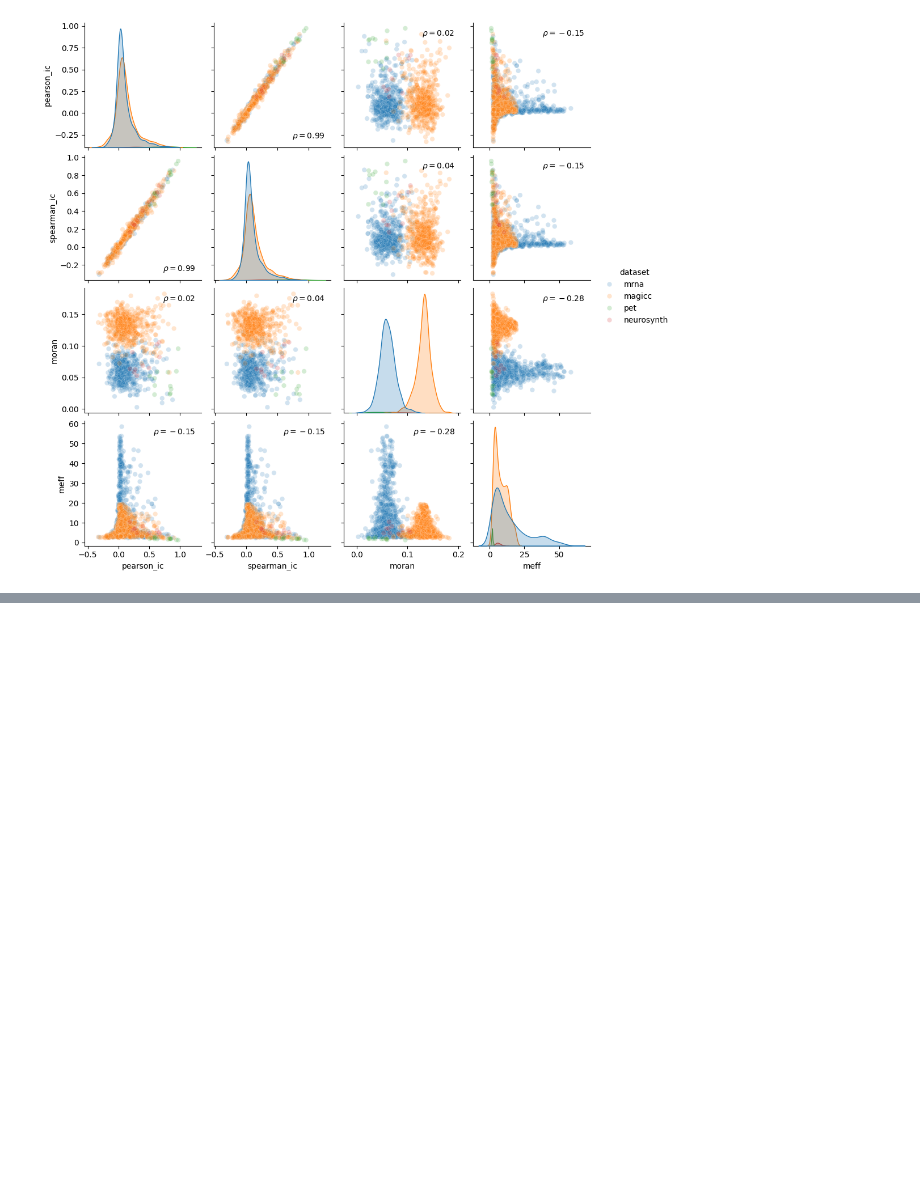
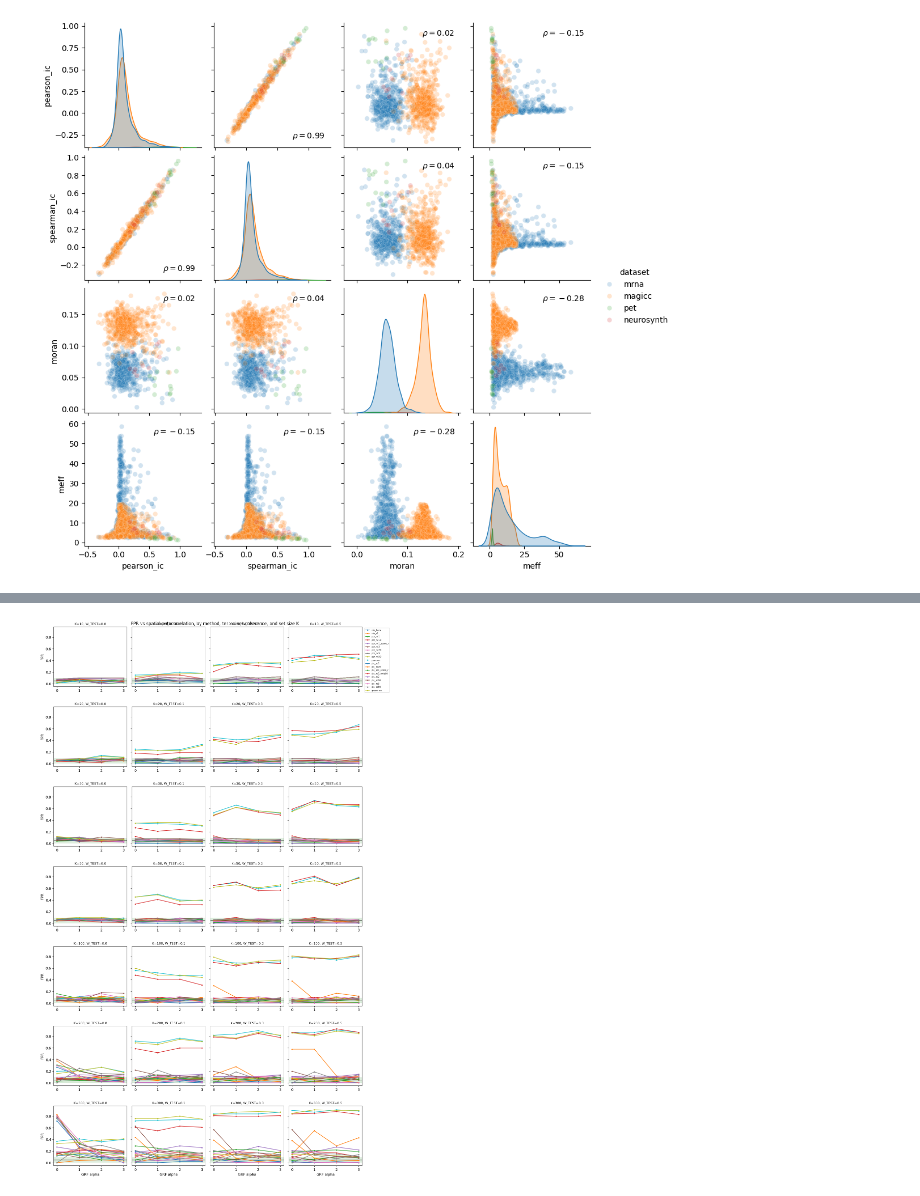
Before and after one commit to LeonDLotter/NiSpace, a Jupyter notebook: docs/nb_benchmarks/bench4-1_set_resampling_fpr.ipynb, the cells around one changed output, grey strips where cells are left out. Saved outputs shown, nothing was run; the diff lists cells and outputs as text; code cells hidden in the pictures; blank space fills up the shorter version.

```diff
--- a/docs/nb_benchmarks/bench4-1_set_resampling_fpr.ipynb
+++ b/docs/nb_benchmarks/bench4-1_set_resampling_fpr.ipynb
@@ -406,0 +750,27 @@ See the issue #75 design memory for the full write-up and resulting design impli
+# %%
+# Line plots: FPR vs alpha, one line per method variant, one panel per (K, W_TEST)
+n = int(results["n"].iloc[0])
+ci = 1.96 * np.sqrt(P_THRESH * (1 - P_THRESH) / n)
+
+fig, axes = plt.subplots(len(K_GRID), len(W_TEST_GRID),
+                          figsize=(3.5 * len(W_TEST_GRID), 3.2 * len(K_GRID)), sharey=True)
+axes = np.atleast_2d(axes)
+for i, k in enumerate(K_GRID):
+    for j, w_test in enumerate(W_TEST_GRID):
+        ax = axes[i, j]
+        sub = results[(results.k == k) & (results.w_test == w_test)]
+        for label, grp in sub.groupby("label"):
+            grp = grp.sort_values("alpha")
+            ax.plot(grp["alpha"], grp["fpr"], label=label, lw=1.5, marker="o", ms=2.5)
+        ax.axhline(P_THRESH, color="k", lw=1, zorder=0)
+        ax.axhspan(P_THRESH - ci, P_THRESH + ci, alpha=0.12, color="green", zorder=0)
+        ax.set_title(f"K={k}, W_TEST={w_test}", fontsize=9)
+        ax.set_xticks(ALPHA_GRID)
+        ax.set_xlabel("GRF alpha" if i == len(K_GRID) - 1 else "")
+        ax.set_ylabel("FPR" if j == 0 else "")
+axes[0, -1].legend(fontsize=6, loc="upper left", bbox_to_anchor=(1.02, 1), ncol=1)
+fig.suptitle("FPR vs spatial autocorrelation, by method, tested-set coherence, and set size K",
+             fontsize=12)
+fig.tight_layout()
+# %% [output]
+[figure, added]
```
Also changed, not shown: parts of 16 cells of this notebook, 25 other files.
